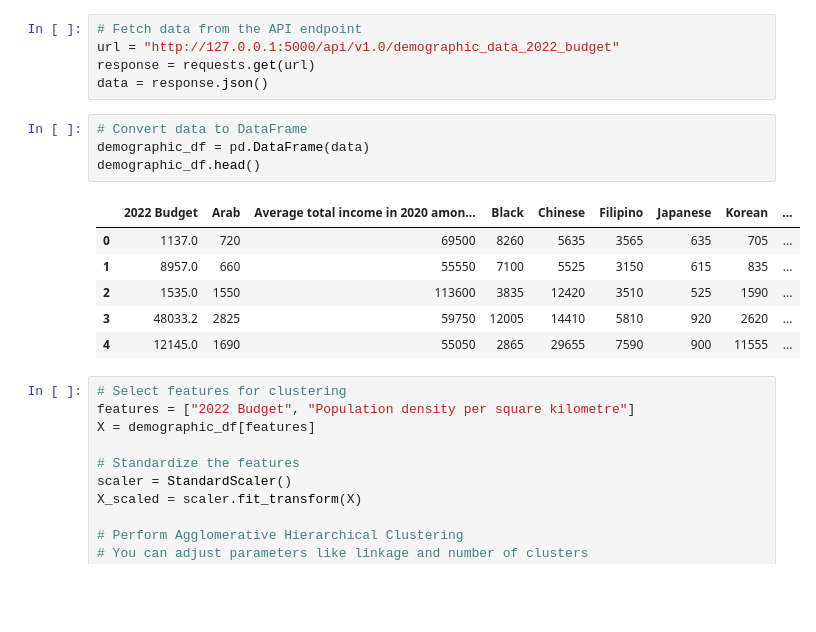
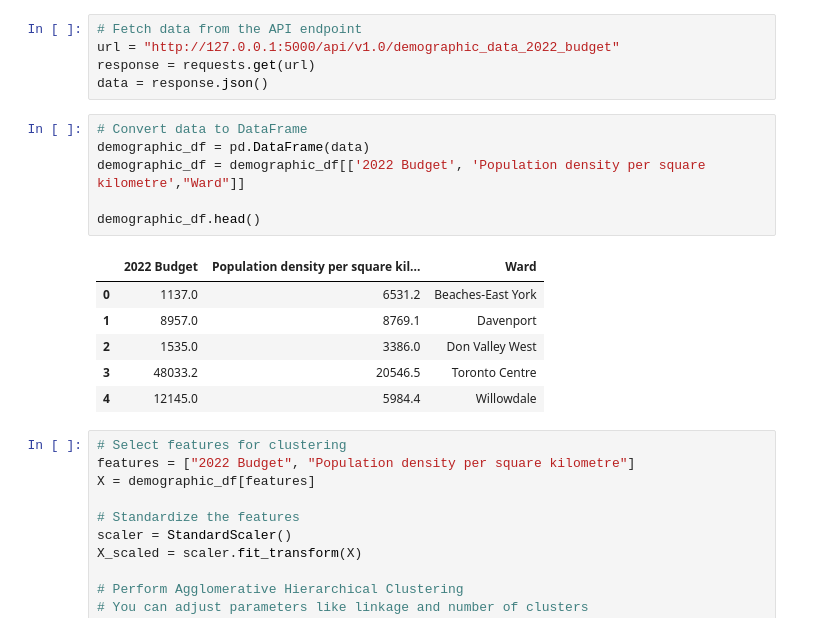
Before and after one commit to aayushgambhir2023/Bootcamp-Project4, a Jupyter notebook: ML_modules/demographic_cluster/Demographic_Agglomerative_Hierarchical_Clustering.ipynb, the cells around one changed output. Drawn from its saved outputs; the diff is of its cells as text; blank space fills up the shorter version.

```diff
--- a/ML_modules/demographic_cluster/Demographic_Agglomerative_Hierarchical_Clustering.ipynb
+++ b/ML_modules/demographic_cluster/Demographic_Agglomerative_Hierarchical_Clustering.ipynb
@@ -14,14 +14,16 @@ data = response.json()
 # %%
 # Convert data to DataFrame
 demographic_df = pd.DataFrame(data)
+demographic_df = demographic_df[['2022 Budget', 'Population density per square kilometre',"Ward"]]
+
 demographic_df.head()
 # %% [output]
-|  | 2022 Budget | Arab | Average total income in 2020 amon... | Black | Chinese | Filipino | Japanese | Korean | ... |
-| 0 | 1137.0 | 720 | 69500 | 8260 | 5635 | 3565 | 635 | 705 | ... |
-| 1 | 8957.0 | 660 | 55550 | 7100 | 5525 | 3150 | 615 | 835 | ... |
-| 2 | 1535.0 | 1550 | 113600 | 3835 | 12420 | 3510 | 525 | 1590 | ... |
-| 3 | 48033.2 | 2825 | 59750 | 12005 | 14410 | 5810 | 920 | 2620 | ... |
-| 4 | 12145.0 | 1690 | 55050 | 2865 | 29655 | 7590 | 900 | 11555 | ... |
+|  | 2022 Budget | Population density per square kil... | Ward |
+| 0 | 1137.0 | 6531.2 | Beaches-East York |
+| 1 | 8957.0 | 8769.1 | Davenport |
+| 2 | 1535.0 | 3386.0 | Don Valley West |
+| 3 | 48033.2 | 20546.5 | Toronto Centre |
+| 4 | 12145.0 | 5984.4 | Willowdale |
 # %%
 # Select features for clustering
 features = ["2022 Budget", "Population density per square kilometre"]
```
Also changed, not shown: parts of 4 cells of this notebook, 7 other files.
